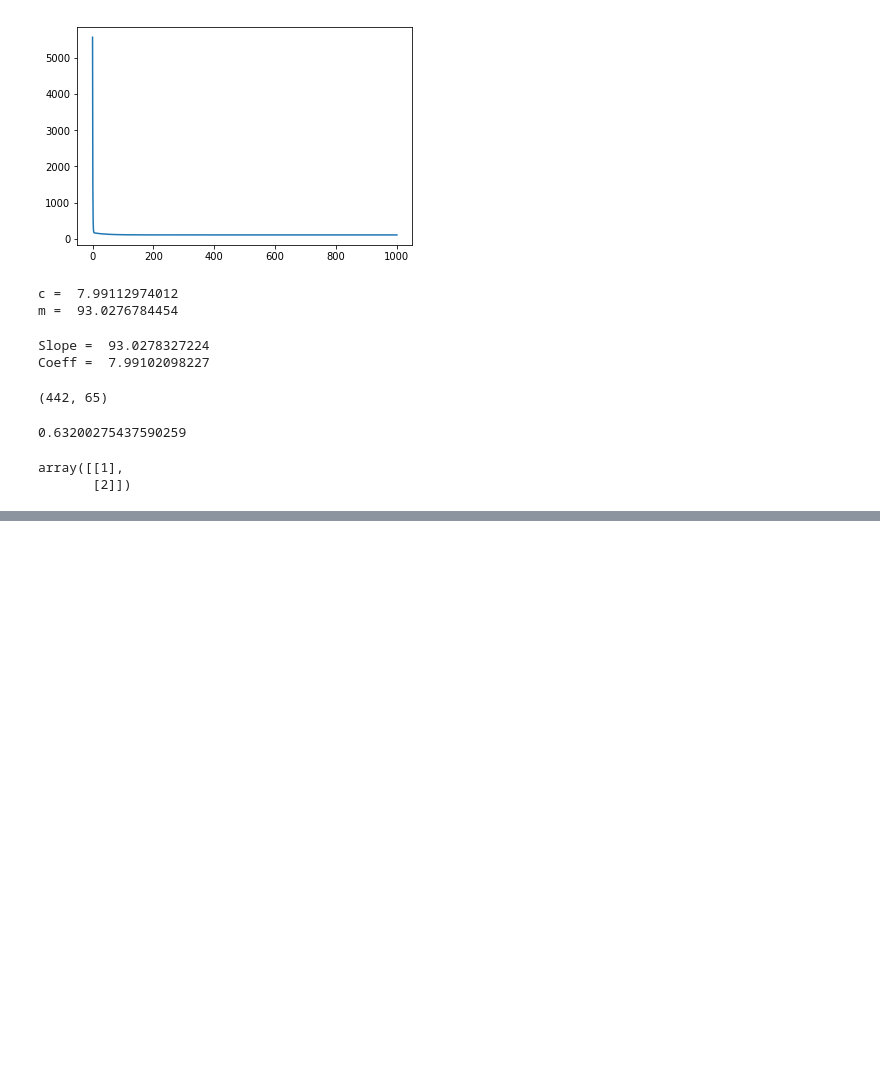
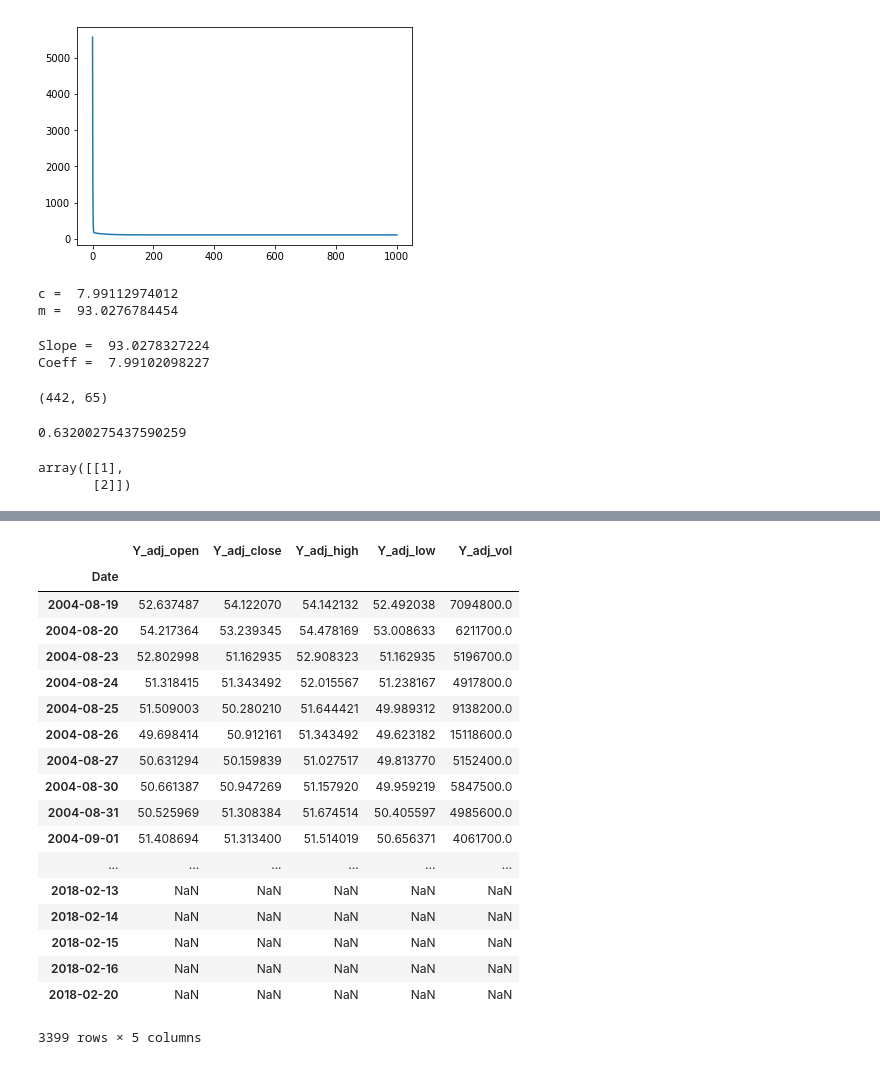
Before and after one commit to aakashgupta96/Learning-ML, a Jupyter notebook: Aakash/Random.ipynb, the cells around one changed output, grey strips where cells are left out. Drawn from its saved outputs; the diff is of its cells as text; code cells hidden in the pictures; blank space fills up the shorter version.

```diff
--- a/Aakash/Random.ipynb
+++ b/Aakash/Random.ipynb
@@ -493,0 +718,2 @@ array([[1],
+# %%
+df = quandl.get("WIKI/GOOGL")
@@ -493,0 +742,7 @@ array([[1],
+# %%
+deltaDays = -5
+df["Y_adj_open"] = df["Adj. Open"].shift(deltaDays)
+df["Y_adj_close"] = df["Adj. Close"].shift(deltaDays)
+df["Y_adj_high"] = df["Adj. High"].shift(deltaDays)
+df["Y_adj_low"] = df["Adj. Low"].shift(deltaDays)
+df["Y_adj_vol"] = df["Adj. Volume"].shift(deltaDays)
@@ -493,0 +759,25 @@ array([[1],
+# %%
+X = df.iloc[:,0:5]
+Y = df.iloc[:,5:]
+# %%
+Y
+# %% [output]
+|  | Y_adj_open | Y_adj_close | Y_adj_high | Y_adj_low | Y_adj_vol |
+| Date |  |  |  |  |  |
+| 2004-08-19 | 52.637487 | 54.122070 | 54.142132 | 52.492038 | 7094800.0 |
+| 2004-08-20 | 54.217364 | 53.239345 | 54.478169 | 53.008633 | 6211700.0 |
+| 2004-08-23 | 52.802998 | 51.162935 | 52.908323 | 51.162935 | 5196700.0 |
+| 2004-08-24 | 51.318415 | 51.343492 | 52.015567 | 51.238167 | 4917800.0 |
+| 2004-08-25 | 51.509003 | 50.280210 | 51.644421 | 49.989312 | 9138200.0 |
+| 2004-08-26 | 49.698414 | 50.912161 | 51.343492 | 49.623182 | 15118600.0 |
+| 2004-08-27 | 50.631294 | 50.159839 | 51.027517 | 49.813770 | 5152400.0 |
+| 2004-08-30 | 50.661387 | 50.947269 | 51.157920 | 49.959219 | 5847500.0 |
+| 2004-08-31 | 50.525969 | 51.308384 | 51.674514 | 50.405597 | 4985600.0 |
+| 2004-09-01 | 51.408694 | 51.313400 | 51.514019 | 50.656371 | 4061700.0 |
+| ... | ... | ... | ... | ... | ... |
+| 2018-02-13 | NaN | NaN | NaN | NaN | NaN |
+| 2018-02-14 | NaN | NaN | NaN | NaN | NaN |
+| 2018-02-15 | NaN | NaN | NaN | NaN | NaN |
+| 2018-02-16 | NaN | NaN | NaN | NaN | NaN |
+| 2018-02-20 | NaN | NaN | NaN | NaN | NaN |
+3399 rows × 5 columns
```
Also changed, not shown: parts of 32 cells of this notebook, 6 other files.
